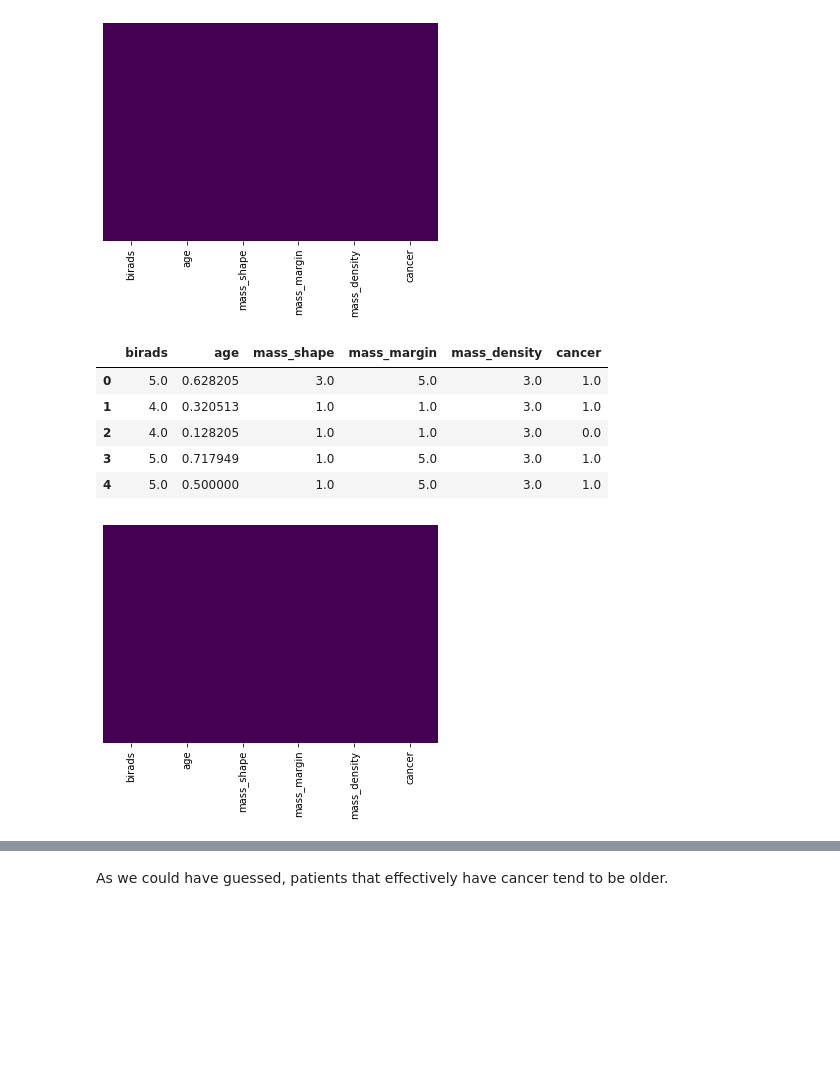
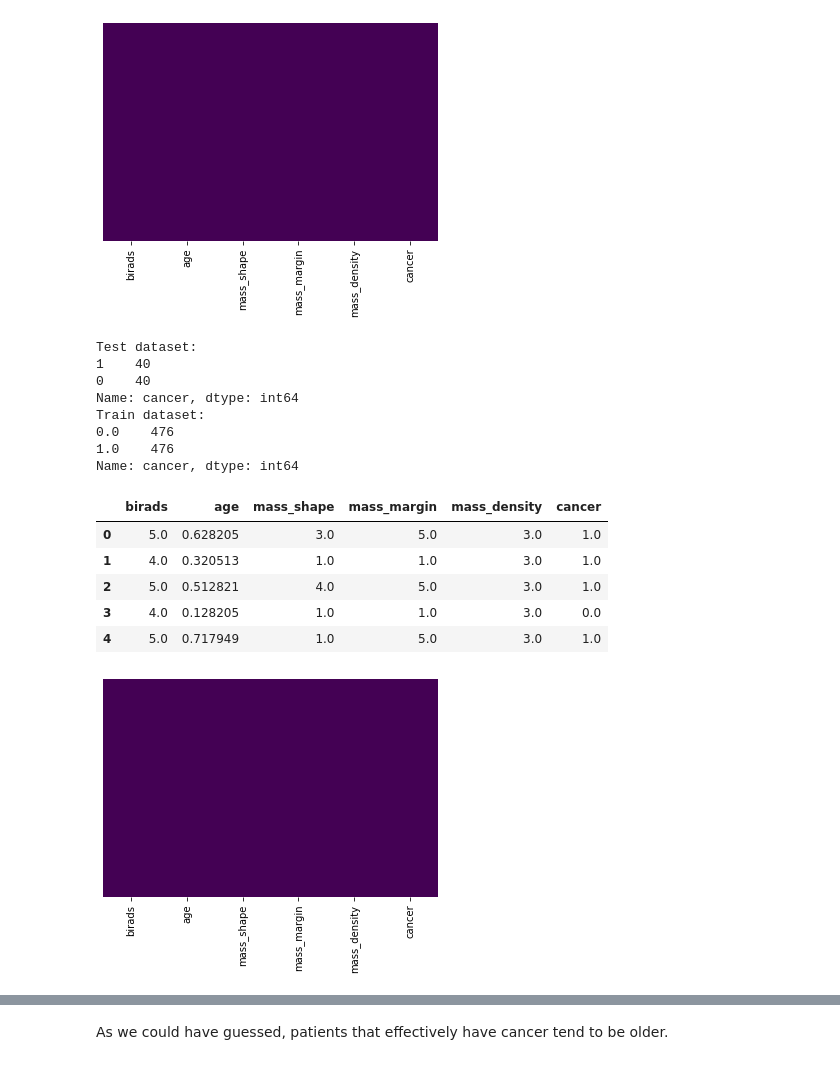
Before and after one commit to joseppinto/gann, a Jupyter notebook: src/data-preprocessing.ipynb, the cells around one changed output, grey strips where cells are left out. Drawn from its saved outputs; the diff is of its cells as text; code cells hidden in the pictures; blank space fills up the shorter version.

```diff
--- a/src/data-preprocessing.ipynb
+++ b/src/data-preprocessing.ipynb
@@ -42,17 +41,3 @@ sns.heatmap(df.isnull(), yticklabels=False,cbar=False,cmap='viridis')
 Null and misintroduced values
 <matplotlib.axes._subplots.AxesSubplot at 0x...>
 [figure]
-# %%
-# Now we will drop rows with null values that are in the majority class
-# Killing 2 birds with one stone here, since we'll have less
-# values to impute and we can contribute to balance the dataset
-
-majority_class = df['cancer'].value_counts().index[0]
-excess =  df['cancer'].value_counts()[0] - df['cancer'].value_counts()[1]
-print(f"There are more {excess} records in class {majority_class}")
-aux = df[df.isnull().any(axis=1)]
-excess_or_max = min(excess, aux[aux['cancer'] == majority_class].shape[0])
-indices = aux[aux['cancer'] == majority_class].sample(excess_or_max).index
-print(f"removing {excess_or_max} indices")
-print(indices)
-df.drop(indices, axis=0, inplace=True)
@@ -104,25 +79,47 @@ sns.heatmap(test.isnull(), yticklabels=False,cbar=False,cmap='viridis')
 # %%
 from sklearn.impute import KNNImputer
 
 # We will use KNearestNeighbours to impute the missing values in our train dataset
 imputer = KNNImputer(n_neighbors=500, weights="uniform")
 train = pd.DataFrame(imputer.fit_transform(train.values), columns = train.columns)
 
-# Round impuited categorical values
+# We will use SMOTE to balance the dataset
+from imblearn.over_sampling import SMOTE
+sm = SMOTE()
+x_res, y_res = sm.fit_resample(train.drop('cancer', axis=1), train['cancer'])
+cols = list(train.columns)
+cols.remove('cancer')
+train = pd.DataFrame(x_res, columns=cols)
+train['cancer'] = y_res
+
+
+# Round imputed categorical values
 # (Needed cause we will one hot encode them)
 for c in ['mass_shape', 'mass_margin', 'mass_density']:
     train[c] = train[c].round(0)
 
 sns.heatmap(train.isnull(), yticklabels=False,cbar=False,cmap='viridis')
 
+print("Test dataset:")
+print(test['cancer'].value_counts())
+print("Train dataset:")
+print(train['cancer'].value_counts())
 train.head()
 # %% [output]
+Test dataset:
+1    40
+0    40
+Name: cancer, dtype: int64
+Train dataset:
+0.0    476
+1.0    476
+Name: cancer, dtype: int64
 |  | birads | age | mass_shape | mass_margin | mass_density | cancer |
 | 0 | 5.0 | 0.628205 | 3.0 | 5.0 | 3.0 | 1.0 |
 | 1 | 4.0 | 0.320513 | 1.0 | 1.0 | 3.0 | 1.0 |
-| 2 | 4.0 | 0.128205 | 1.0 | 1.0 | 3.0 | 0.0 |
-| 3 | 5.0 | 0.717949 | 1.0 | 5.0 | 3.0 | 1.0 |
-| 4 | 5.0 | 0.500000 | 1.0 | 5.0 | 3.0 | 1.0 |
+| 2 | 5.0 | 0.512821 | 4.0 | 5.0 | 3.0 | 1.0 |
+| 3 | 4.0 | 0.128205 | 1.0 | 1.0 | 3.0 | 0.0 |
+| 4 | 5.0 | 0.717949 | 1.0 | 5.0 | 3.0 | 1.0 |
 [figure]
 # %%
 # Now that we have dealt with the null and misintroduced values,
```
Also changed, not shown: parts of 8 cells of this notebook, 6 other files.
